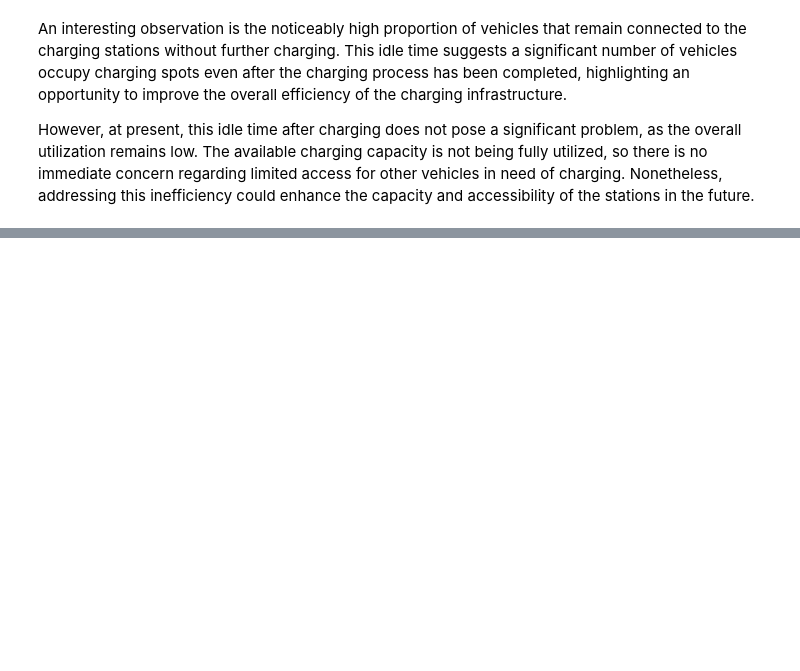
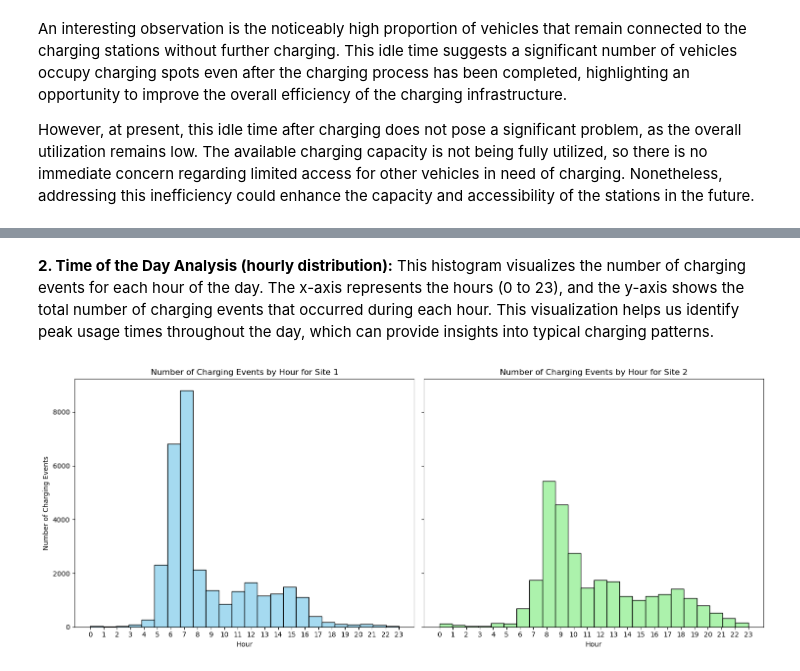
Before and after one commit to Zeyd263/DataDynamos, a Jupyter notebook: Preprocessing.ipynb, the cells around one changed output, grey strips where cells are left out. Drawn from its saved outputs; the diff is of its cells as text; code cells hidden in the pictures; blank space fills up the shorter version.

```diff
--- a/Preprocessing.ipynb
+++ b/Preprocessing.ipynb
@@ -1391,0 +1466,27 @@ However, at present, this idle time after charging does not pose a significant p
+# %% [markdown]
+**2. Time of the Day Analysis (hourly distribution):**
+This histogram visualizes the number of charging events for each hour of the day. The x-axis represents the hours (0 to 23), and the y-axis shows the total number of charging events that occurred during each hour. This visualization helps us identify peak usage times throughout the day, which can provide insights into typical charging patterns.
+# %%
+fig, axes = plt.subplots(1,2, figsize=(15,6), sharey=True)
+
+sns.histplot(data=data_1, x='hour', bins=24, color="skyblue", ax=axes[0])
+
+# Histogram of charging events per hour with full hours on the X-axis
+#site 1
+axes[0].set_title('Number of Charging Events by Hour for Site 1')
+axes[0].set_xlabel('Hour')
+axes[0].set_ylabel('Number of Charging Events')
+axes[0].set_xticks(ticks=range(0, 24), labels=[f"{hour}" for hour in range(24)])
+
+
+sns.histplot(data=data_2, x='hour', bins=24, color="lightgreen", ax=axes[1])
+
+axes[1].set_title('Number of Charging Events by Hour for Site 2')
+axes[1].set_xlabel('Hour')
+axes[1].set_ylabel('Number of Charging Events')
+axes[1].set_xticks(ticks=range(0, 24), labels=[f"{hour}" for hour in range(24)])
+
+plt.tight_layout()
+plt.show()
+# %% [output]
+[figure, added]
```
Also changed, not shown: parts of 41 cells of this notebook.
